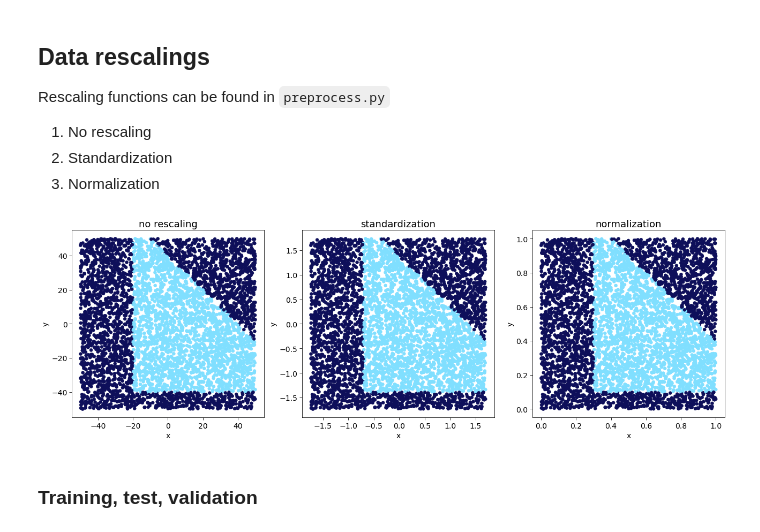
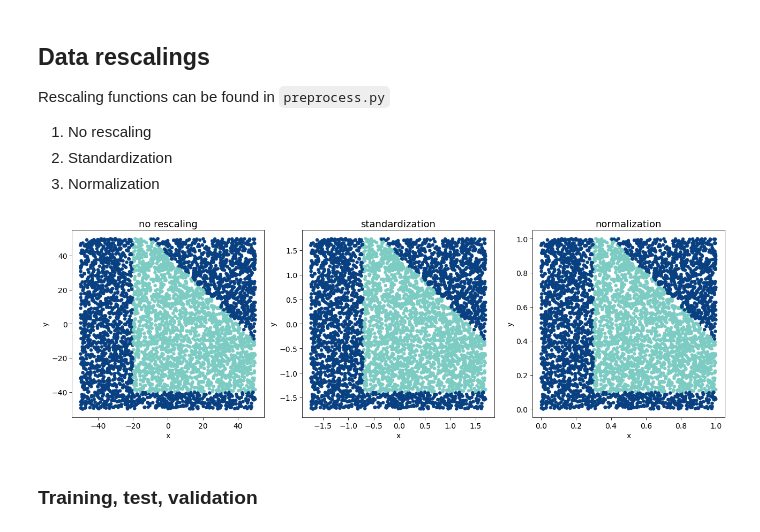
Before and after one commit to niklai99/LCP-modB, a Jupyter notebook: 02-DNN/02-DNN-3.ipynb, the cells around one changed output. Cells and saved outputs as stored; diff of their text form; code cells hidden in the pictures.

```diff
--- a/02-DNN/02-DNN-3.ipynb
+++ b/02-DNN/02-DNN-3.ipynb
@@ -51,32 +53,34 @@
 # %%
 mean = np.mean(x, axis=0)
 std  = np.std(x, axis=0)
 
 # no rescaling
 x_nr   = np.copy(x)
 # standardization
 x_std  = preprocess.standardize(x, mean, std)
 # normalization
 x_norm = preprocess.normalize(x)
 
 dataset = np.array([x_nr, x_std, x_norm])
 titles  = ["no rescaling", "standardization", "normalization"]
 
 fig = plt.figure(figsize=(18,6))
 
 for i, data in enumerate(dataset):
     ax  = plot_utils.plot_labeled_data(
         x               = data,
         labels          = y_true,
         fig             = fig,
         subplot_id      = 131+i,
         title           = titles[i],
+        palette         = "GnBu_r",
+        hue_norm        = (0, 2),
         fontsize        = 14,
         legend          = False
     )
 plt.show()
 # %% [output]
-[figure, old version]
+[figure, new version]
 # %% [markdown]
 ### Training, test, validation
 # %%
```
Also changed, not shown: parts of 18 cells of this notebook.
